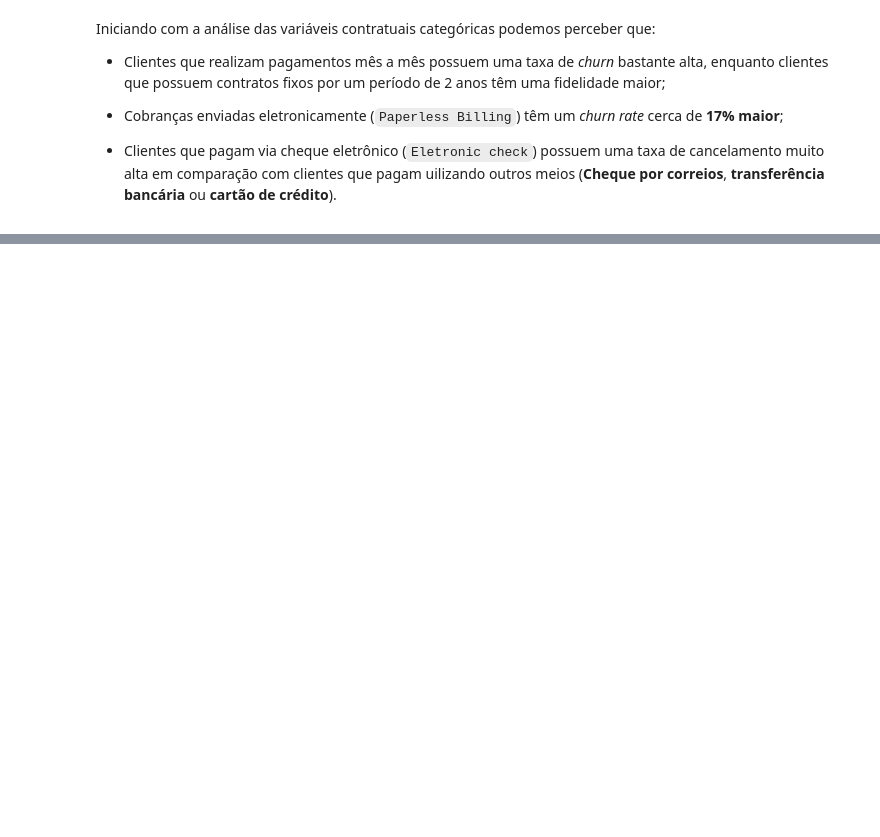
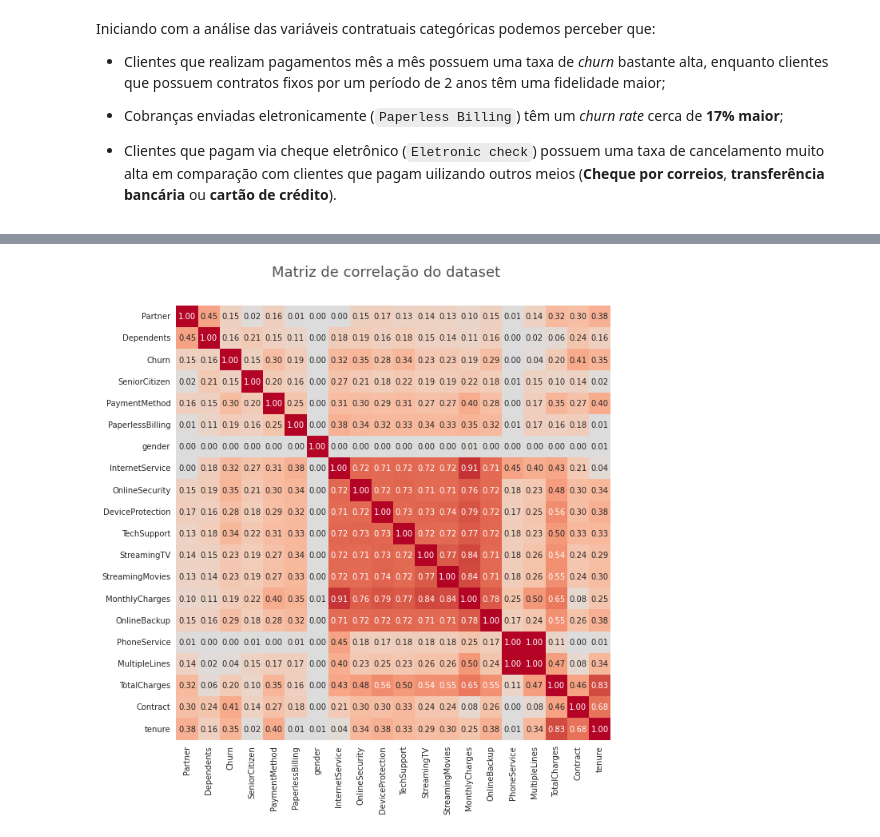
Before and after one commit to LuisCSGuimaraes/ChurnPrediction, a Jupyter notebook: Notebook/Churn Prediction.ipynb, the cells around one changed output, grey strips where cells are left out. Cells and saved outputs as stored; diff of their text form; code cells hidden in the pictures; blank space fills up the shorter version.

```diff
--- a/Notebook/Churn Prediction.ipynb
+++ b/Notebook/Churn Prediction.ipynb
@@ -1153,0 +1156,22 @@ Como resultado, podemos perceber o seguinte:
+# %%
+#Instalando a biblioteca e importando o módulo
+!pip install dython
+from dython.nominal import associations
+
+#Criando a figura
+fig, ax = plt.subplots(figsize=(10,10))
+st = fig.suptitle("Matriz de correlação do dataset",
+                  fontsize="18",
+                  color=cinza_texto,
+                  y=.95)
+
+#Plotando
+corr = associations(df_clean,
+                    ax=ax,
+                    clustering=True,
+                    cmap='coolwarm',
+                    cbar=False)
+
+#Exibindo
+plt.show()
+# %% [output]
@@ -1153,0 +1198 @@ Como resultado, podemos perceber o seguinte:
+[figure, added]
```
Also changed, not shown: parts of 20 cells of this notebook.
